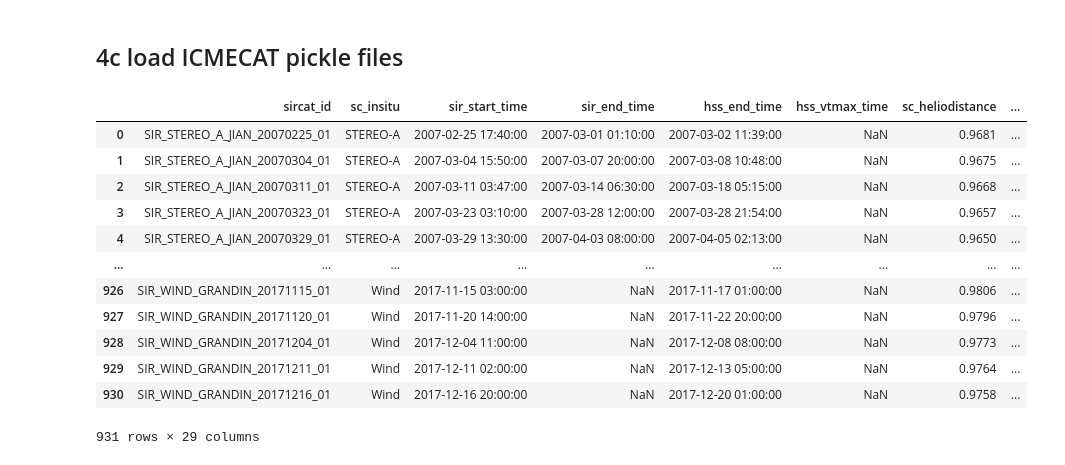
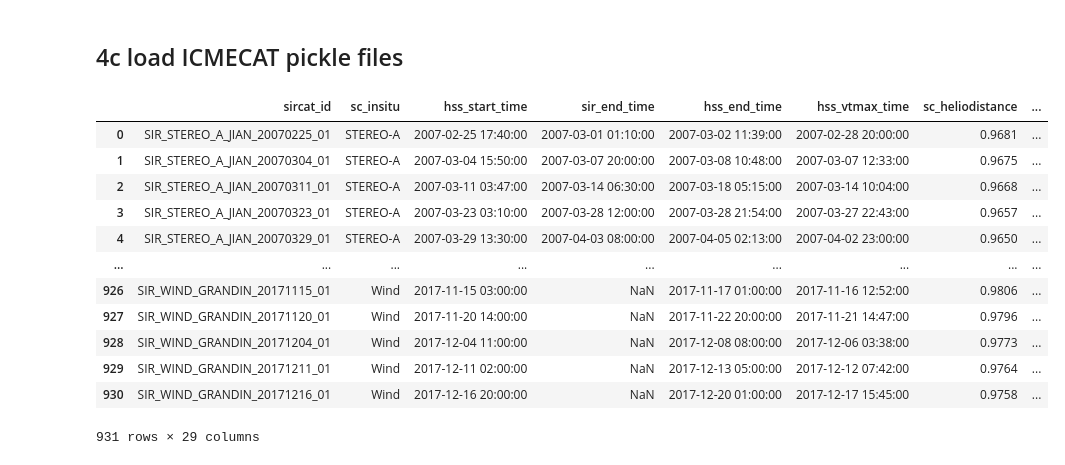
Before and after one commit to cmoestl/heliocats, a Jupyter notebook: sircat.ipynb, the cells around one changed output. Drawn from its saved outputs; the diff is of its cells as text; code cells hidden in the pictures.

Commit message:
sircat added Wind

```diff
--- a/sircat.ipynb
+++ b/sircat.ipynb
@@ -237,9 +249,8 @@ if load_data > 0:
 
 
 #HIGEOCAT
-higeocat=hc.load_higeocat()
-higeocat_time=parse_time(higeocat['Date']).datetime
-
+#higeocat=hc.load_higeocat()
+#higeocat_time=parse_time(higeocat['Date']).datetime
 
 
 
@@ -470,10 +475,8 @@ from heliocats import plot as hp
 importlib.reload(hp) #reload again while debugging
 
 #load master file
-scat=hc.load_helcats_sircat_master_from_excel('sircat/HELCATS_SIRCAT_v10_master.xlsx')
+scat=hc.load_helio4cast_sircat_master_from_excel('sircat/HELIO4CAST_SIRCAT_v10_master.xlsx')
 scat
-
-
 
 ####### 3a get indices for all spacecraft
 stai=np.where(scat.sc_insitu == 'STEREO-A')[:][0]
@@ -483,12 +486,10 @@ wini=np.where(scat.sc_insitu == 'Wind')[:][0]
 print('done')
 
 ####### 3b get parameters for all spacecraft one after another
-
 # remove indices if the  events in the master file have changed
 #os.system('rm sircat/indices_sircat/SIRCAT_indices_Wind.p')
 #os.system('rm sircat/indices_sircat/SIRCAT_indices_STEREO-A.p')
 #os.system('rm sircat/indices_sircat/SIRCAT_indices_STEREO-B.p')
-
 
 scat=hc.get_sircat_parameters(sta,stai,scat,'STEREO-A')
 scat=hc.get_sircat_parameters(stb,stbi,scat,'STEREO-B')
@@ -496,10 +497,10 @@ scat=hc.get_sircat_parameters(win,wini,scat,'Wind')
 
 
 # ###### 3c make all plots if wanted
-#matplotlib.use('Agg')
-#hp.plot_sircat_events(sta,stai,scat,'STEREO-A',sirplotsdir)
-#hp.plot_sircat_events(stb,stbi,scat,'STEREO-B',sirplotsdir)
-#hp.plot_sircat_events(win,wini,scat,'Wind',sirplotsdir)
+# matplotlib.use('Agg')
+# hp.plot_sircat_events(sta,stai,scat,'STEREO-A',sirplotsdir)
+# hp.plot_sircat_events(stb,stbi,scat,'STEREO-B',sirplotsdir)
+# hp.plot_sircat_events(win,wini,scat,'Wind',sirplotsdir)
 
 
 
@@ -839,27 +887,27 @@ SIRCAT saved as sircat/HELCATS_SIRCAT_v10.html
 # %%
 
 #load sircat as pandas dataframe
-file='sircat/HELCATS_SIRCAT_v10_pandas.p'
+file='sircat/HELIO4CAST_SIRCAT_v10_pandas.p'
 [scat_pandas,h,p]=pickle.load( open(file, 'rb'))
 scat.keys()
 scat
 
 #load icmecat as numpy array
-# file='icmecat/HELCATS_ICMECAT_v20_numpy.p'
+# file='icmecat/HELIO4CAST_ICMECAT_v20_numpy.p'
 # [ic_nprec,ic_np,h,p]=pickle.load( open(file, 'rb'))
 # %% [output]
-|  | sircat_id | sc_insitu | sir_start_time | sir_end_time | hss_end_time | hss_vtmax_time | sc_heliodistance | ... |
-| 0 | SIR_STEREO_A_JIAN_20070225_01 | STEREO-A | 2007-02-25 17:40:00 | 2007-03-01 01:10:00 | 2007-03-02 11:39:00 | NaN | 0.9681 | ... |
-| 1 | SIR_STEREO_A_JIAN_20070304_01 | STEREO-A | 2007-03-04 15:50:00 | 2007-03-07 20:00:00 | 2007-03-08 10:48:00 | NaN | 0.9675 | ... |
-| 2 | SIR_STEREO_A_JIAN_20070311_01 | STEREO-A | 2007-03-11 03:47:00 | 2007-03-14 06:30:00 | 2007-03-18 05:15:00 | NaN | 0.9668 | ... |
-| 3 | SIR_STEREO_A_JIAN_20070323_01 | STEREO-A | 2007-03-23 03:10:00 | 2007-03-28 12:00:00 | 2007-03-28 21:54:00 | NaN | 0.9657 | ... |
-| 4 | SIR_STEREO_A_JIAN_20070329_01 | STEREO-A | 2007-03-29 13:30:00 | 2007-04-03 08:00:00 | 2007-04-05 02:13:00 | NaN | 0.9650 | ... |
+|  | sircat_id | sc_insitu | hss_start_time | sir_end_time | hss_end_time | hss_vtmax_time | sc_heliodistance | ... |
+| 0 | SIR_STEREO_A_JIAN_20070225_01 | STEREO-A | 2007-02-25 17:40:00 | 2007-03-01 01:10:00 | 2007-03-02 11:39:00 | 2007-02-28 20:00:00 | 0.9681 | ... |
+| 1 | SIR_STEREO_A_JIAN_20070304_01 | STEREO-A | 2007-03-04 15:50:00 | 2007-03-07 20:00:00 | 2007-03-08 10:48:00 | 2007-03-07 12:33:00 | 0.9675 | ... |
+| 2 | SIR_STEREO_A_JIAN_20070311_01 | STEREO-A | 2007-03-11 03:47:00 | 2007-03-14 06:30:00 | 2007-03-18 05:15:00 | 2007-03-14 10:04:00 | 0.9668 | ... |
+| 3 | SIR_STEREO_A_JIAN_20070323_01 | STEREO-A | 2007-03-23 03:10:00 | 2007-03-28 12:00:00 | 2007-03-28 21:54:00 | 2007-03-27 22:43:00 | 0.9657 | ... |
+| 4 | SIR_STEREO_A_JIAN_20070329_01 | STEREO-A | 2007-03-29 13:30:00 | 2007-04-03 08:00:00 | 2007-04-05 02:13:00 | 2007-04-02 23:00:00 | 0.9650 | ... |
 | ... | ... | ... | ... | ... | ... | ... | ... | ... |
-| 926 | SIR_WIND_GRANDIN_20171115_01 | Wind | 2017-11-15 03:00:00 | NaN | 2017-11-17 01:00:00 | NaN | 0.9806 | ... |
-| 927 | SIR_WIND_GRANDIN_20171120_01 | Wind | 2017-11-20 14:00:00 | NaN | 2017-11-22 20:00:00 | NaN | 0.9796 | ... |
-| 928 | SIR_WIND_GRANDIN_20171204_01 | Wind | 2017-12-04 11:00:00 | NaN | 2017-12-08 08:00:00 | NaN | 0.9773 | ... |
-| 929 | SIR_WIND_GRANDIN_20171211_01 | Wind | 2017-12-11 02:00:00 | NaN | 2017-12-13 05:00:00 | NaN | 0.9764 | ... |
-| 930 | SIR_WIND_GRANDIN_20171216_01 | Wind | 2017-12-16 20:00:00 | NaN | 2017-12-20 01:00:00 | NaN | 0.9758 | ... |
+| 926 | SIR_WIND_GRANDIN_20171115_01 | Wind | 2017-11-15 03:00:00 | NaN | 2017-11-17 01:00:00 | 2017-11-16 12:52:00 | 0.9806 | ... |
+| 927 | SIR_WIND_GRANDIN_20171120_01 | Wind | 2017-11-20 14:00:00 | NaN | 2017-11-22 20:00:00 | 2017-11-21 14:47:00 | 0.9796 | ... |
+| 928 | SIR_WIND_GRANDIN_20171204_01 | Wind | 2017-12-04 11:00:00 | NaN | 2017-12-08 08:00:00 | 2017-12-06 03:38:00 | 0.9773 | ... |
+| 929 | SIR_WIND_GRANDIN_20171211_01 | Wind | 2017-12-11 02:00:00 | NaN | 2017-12-13 05:00:00 | 2017-12-12 07:42:00 | 0.9764 | ... |
+| 930 | SIR_WIND_GRANDIN_20171216_01 | Wind | 2017-12-16 20:00:00 | NaN | 2017-12-20 01:00:00 | 2017-12-17 15:45:00 | 0.9758 | ... |
 931 rows × 29 columns
 # %%
 ic_pandas
```
Also changed, not shown: parts of 10 cells of this notebook, 27 other files.
